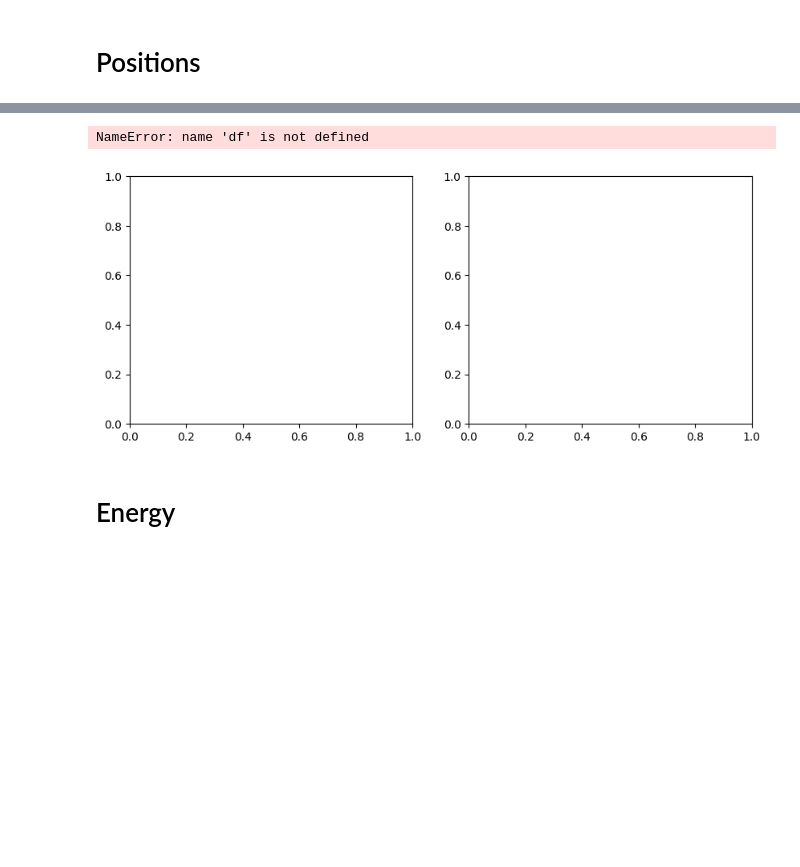
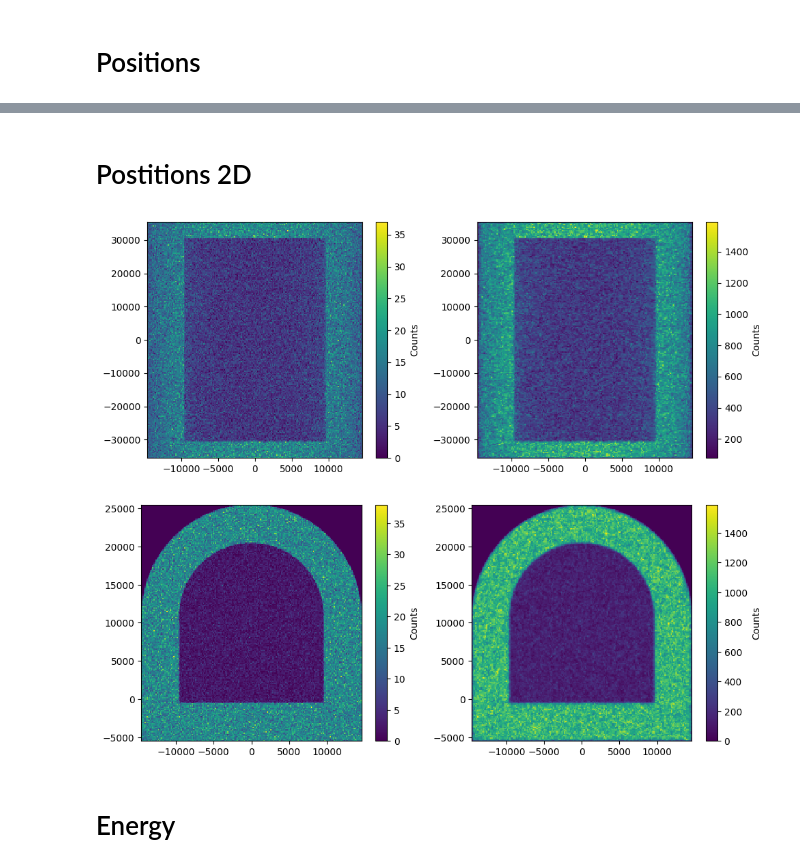
Before and after one commit to B-Koberg/XeSim, a Jupyter notebook: notebooks/NeutronShielding.ipynb, the cells around one changed output, grey strips where cells are left out. Saved outputs shown, nothing was run; the diff lists cells and outputs as text; code cells hidden in the pictures; blank space fills up the shorter version.

Commit message:
Data Analyis and stepping action only neutrons

```diff
--- a/notebooks/NeutronShielding.ipynb
+++ b/notebooks/NeutronShielding.ipynb
@@ -44,3 +14,12 @@ df = pd.DataFrame({
+# %%
+path = "/home/b/bkoberg/AGW_LowRad/data_sim/XeSim_Neutron"
+version = "cf30af8"
+analysis = "20250416_RockAnalysis"
+files = "test2_*.root"
+file_pattern = os.path.join(path, version, analysis,files)
+
+
+data = uproot.concatenate(f"{file_pattern}:events/events", library="ak")
 # %% [markdown]
 # Positions
 # %%
@@ -99,33 +73,44 @@ ValueError: RGB array must be n_points/n_cells by 3/4 in shape.
+# %% [markdown]
+# Postitions 2D
 # %%
+type_pri = aw.flatten(data['type_pri']) #Nur um extra kalmmer wegzukriegen [[neutron],...] -> [neutron,...]
+                                        # Wichtig!!! Große Numpy array == großes Problem
+
+x_pri, y_pri, z_pri = (aw.to_numpy(data[type_pri == 'neutron',f'{coord}']) for coord in ['xp_pri', 'yp_pri', 'zp_pri'])
+x, y, z = (aw.to_numpy(aw.flatten(data[f'NAct_{coord}'])) for coord in ['x', 'y', 'z'])
+
+
+
+
 fig, axs = plt.subplots(1, 2, figsize=(10, 4))
 
 bins = 200
 
-im2 = axs[1].hist2d(df['x'], df['y'], bins=bins, cmap='viridis')  # 2D-Histogramm
-im1 = axs[0].hist2d(df_pri.loc[df_pri['type_pri']=='neutron','x_pri'], df_pri.loc[df_pri['type_pri']=='neutron','y_pri'], bins=bins, cmap='viridis')  # 2D-Histogramm
+im2 = axs[1].hist2d(x,y, bins=bins, cmap='viridis')  # 2D-Histogramm
+im1 = axs[0].hist2d(x_pri, y_pri, bins=bins, cmap='viridis')  # 2D-Histogramm
 
 # Farbleiste hinzufügen
 cbar1 = fig.colorbar(im1[3], ax=axs[0], label='Counts')
 cbar2 = fig.colorbar(im2[3], ax=axs[1], label='Counts')
 
 fig.tight_layout()
 plt.show()
 
 
 fig, axs = plt.subplots(1, 2, figsize=(10, 4))
 
-im1 = axs[0].hist2d(df_pri.loc[df_pri['type_pri']=='neutron','x_pri'], df_pri.loc[df_pri['type_pri']=='neutron','z_pri'], bins=bins, cmap='viridis')  # 2D-Histogramm
-im2 = axs[1].hist2d(df['x'], df['z'], bins=bins, cmap='viridis')  # 2D-Histogramm
+im1 = axs[0].hist2d(x_pri, z_pri, bins=bins, cmap='viridis')  # 2D-Histogramm
+im2 = axs[1].hist2d(x, z, bins=bins, cmap='viridis')  # 2D-Histogramm
 
 # Farbleiste hinzufügen
 cbar1 = fig.colorbar(im1[3], ax=axs[0], label='Counts')
 cbar2 = fig.colorbar(im2[3], ax=axs[1], label='Counts')
 
 fig.tight_layout()
 plt.show()
 # %% [output]
-NameError: name 'df' is not defined
-[figure, old version]
+[figure, new version]
+[figure, added]
 # %% [markdown]
 # Energy
 # %%
```
Also changed, not shown: parts of 9 cells of this notebook, 4 other files.
